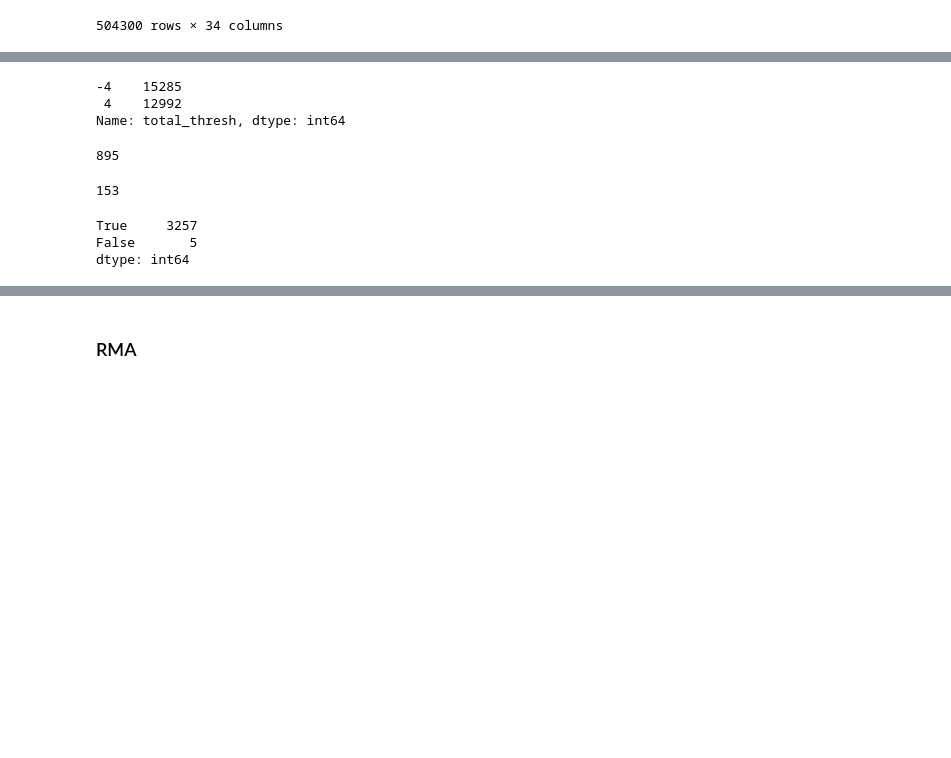
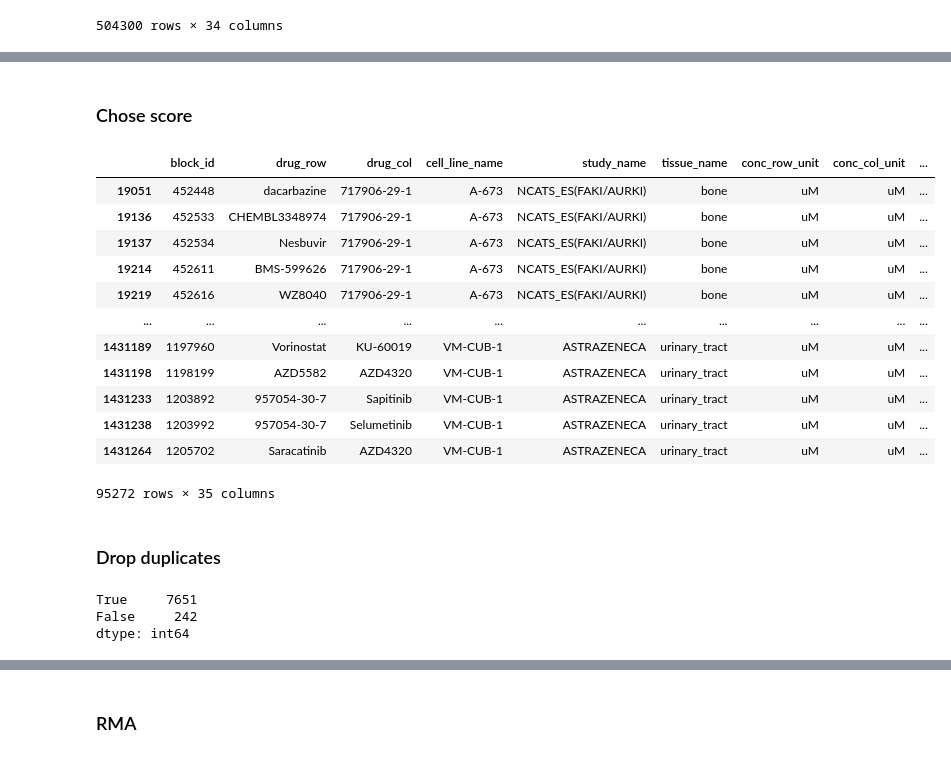
Before and after one commit to uzh-dqbm-cmi/graphnn, a Jupyter notebook: notebooks/DeepAdr_preprocessing-DrugComb_v1.5.ipynb, the cells around one changed output, grey strips where cells are left out. Drawn from its saved outputs; the diff is of its cells as text; code cells hidden in the pictures; blank space fills up the shorter version.

```diff
--- a/notebooks/DeepAdr_preprocessing-DrugComb_v1.5.ipynb
+++ b/notebooks/DeepAdr_preprocessing-DrugComb_v1.5.ipynb
@@ -221,7 +224,7 @@ len(set(df_drugcomb['cell_line_name']).intersection(set(dict_cellosaurus.keys())
 # %% [output]
 1008
 # %%
-df_drugcomb["cosmicID"] = [dict_cellosaurus[cell] if cell in dict_cellosaurus.keys() else float('nan') for cell in df_drugcomb['cell_line_name']]
+df_drugcomb["cosmicId"] = [dict_cellosaurus[cell] if cell in dict_cellosaurus.keys() else float('nan') for cell in df_drugcomb['cell_line_name']]
 df_drugcomb
 # %% [output]
 |  | block_id | drug_row | drug_col | cell_line_name | study_name | tissue_name | conc_row_unit | conc_col_unit | ... |
@@ -327,15 +307,2 @@ df_drugcomb_filter
-# %%
-# df_drugcomb_filter.total_thresh.value_counts()
-df_drugcomb_filter.total_thresh.value_counts()
-# %% [output]
--4    15285
- 4    12992
-Name: total_thresh, dtype: int64
-# %%
-len(set(list(df_drugcomb_filter.drug_row) + list(df_drugcomb_filter.drug_col)))
-# %% [output]
-895
-# %%
-len(set(df_drugcomb_filter.cell_line_name))
-# %% [output]
-153
+# %% [markdown]
+### Chose score
@@ -342,3 +312,23 @@ len(set(df_drugcomb_filter.cell_line_name))
+# %%
+df_drugcomb_filter = df_drugcomb[df_drugcomb[score].abs() >= score_val]
+df_drugcomb_filter['Y'] = [1 if val >= score_val else 0 for val in df_drugcomb_filter.total_thresh]
+df_drugcomb_filter
+# %% [output]
+|  | block_id | drug_row | drug_col | cell_line_name | study_name | tissue_name | conc_row_unit | conc_col_unit | ... |
+| 19051 | 452448 | dacarbazine | 717906-29-1 | A-673 | NCATS_ES(FAKI/AURKI) | bone | uM | uM | ... |
+| 19136 | 452533 | CHEMBL3348974 | 717906-29-1 | A-673 | NCATS_ES(FAKI/AURKI) | bone | uM | uM | ... |
+| 19137 | 452534 | Nesbuvir | 717906-29-1 | A-673 | NCATS_ES(FAKI/AURKI) | bone | uM | uM | ... |
+| 19214 | 452611 | BMS-599626 | 717906-29-1 | A-673 | NCATS_ES(FAKI/AURKI) | bone | uM | uM | ... |
+| 19219 | 452616 | WZ8040 | 717906-29-1 | A-673 | NCATS_ES(FAKI/AURKI) | bone | uM | uM | ... |
+| ... | ... | ... | ... | ... | ... | ... | ... | ... | ... |
+| 1431189 | 1197960 | Vorinostat | KU-60019 | VM-CUB-1 | ASTRAZENECA | urinary_tract | uM | uM | ... |
+| 1431198 | 1198199 | AZD5582 | AZD4320 | VM-CUB-1 | ASTRAZENECA | urinary_tract | uM | uM | ... |
+| 1431233 | 1203892 | 957054-30-7 | Sapitinib | VM-CUB-1 | ASTRAZENECA | urinary_tract | uM | uM | ... |
+| 1431238 | 1203992 | 957054-30-7 | Selumetinib | VM-CUB-1 | ASTRAZENECA | urinary_tract | uM | uM | ... |
+| 1431264 | 1205702 | Saracatinib | AZD4320 | VM-CUB-1 | ASTRAZENECA | urinary_tract | uM | uM | ... |
+95272 rows × 35 columns
+# %% [markdown]
+### Drop duplicates
 # %%
 dup_to_drop = []
 # %%
@@ -347,15 +337,14 @@ cols = ['drug_row', 'drug_col', "cell_line_name"]
 df_drugcomb_filter_dedup[cols] = np.sort(df_drugcomb_filter_dedup[cols].values, axis=1)
 dup = df_drugcomb_filter_dedup.duplicated(subset=cols, keep=False)
 # %%
-score = 'total_thresh'
-dup_score = df_drugcomb_filter_dedup[dup][cols+[score]]
+dup_score = df_drugcomb_filter_dedup[dup][cols+['Y']]
 dup_val = dup_score.duplicated(keep=False)
 print(dup_val.value_counts())
-dup_val_true = df_drugcomb_filter_dedup[dup][cols+[score]][dup_val] # same triplets and class
-dup_val_false = df_drugcomb_filter_dedup[dup][cols+[score]][~dup_val] # same triplets, other class
+dup_val_true = df_drugcomb_filter_dedup[dup][cols+['Y']][dup_val] # same triplets and class
+dup_val_false = df_drugcomb_filter_dedup[dup][cols+['Y']][~dup_val] # same triplets, other class
 # %% [output]
-True     3257
-False       5
+True     7651
+False     242
 dtype: int64
 # %%
 dup_val_true.duplicated(keep="first").value_counts()
```
Also changed, not shown: parts of 153 cells of this notebook.
